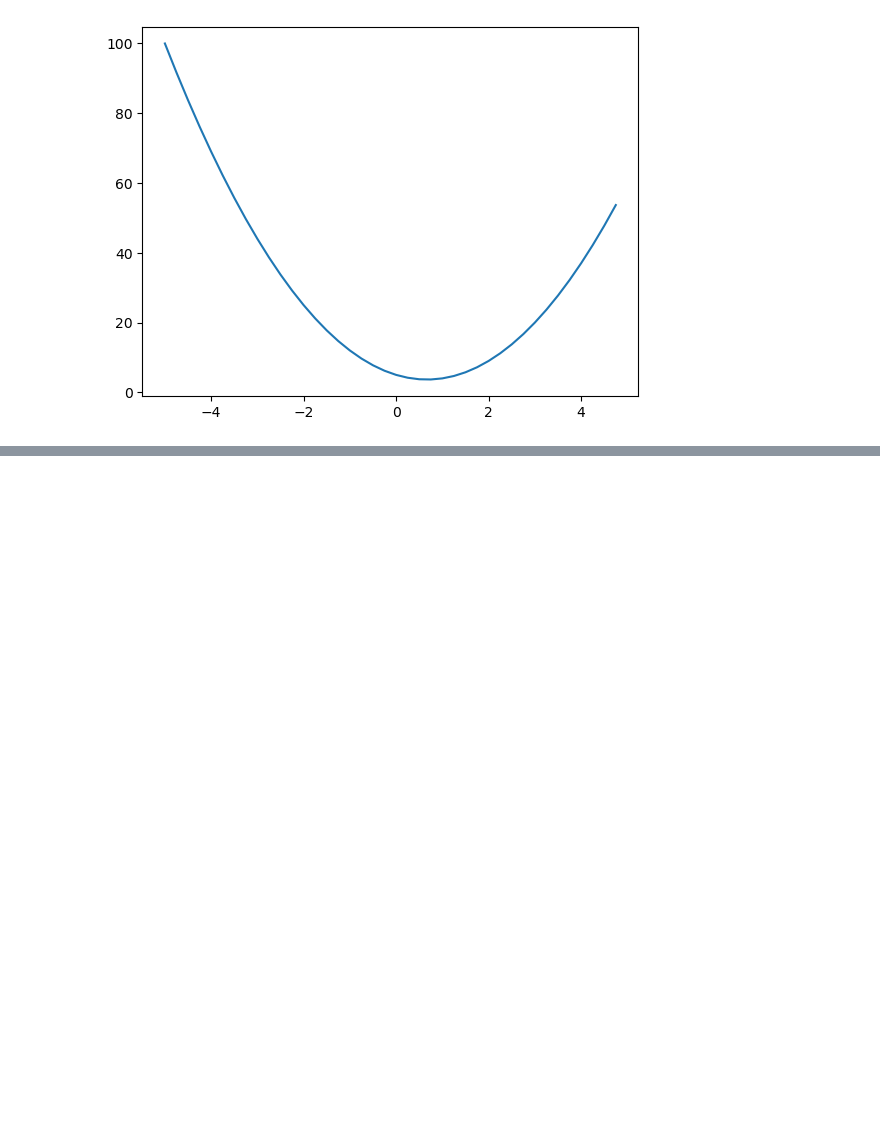
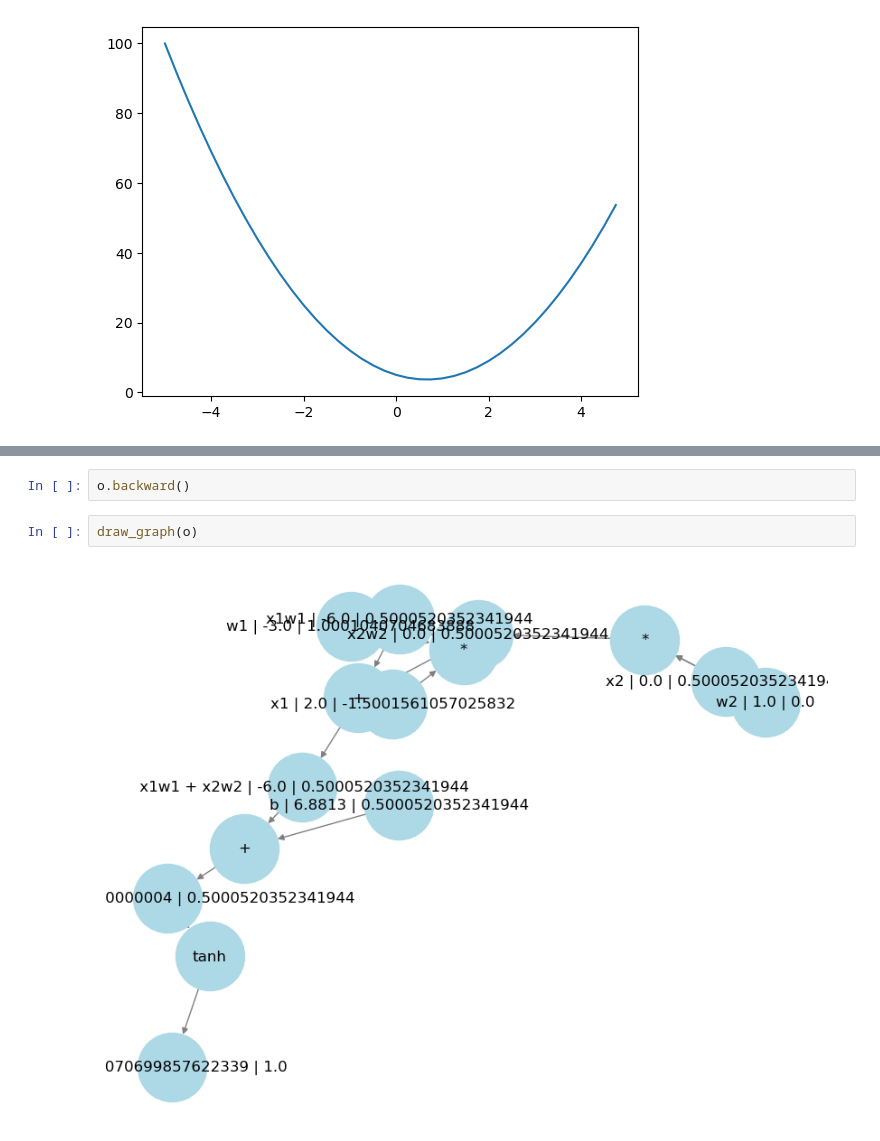
Before and after one commit to Manodeepray/neural_networks_repo, a Jupyter notebook: vanilla/micrograd_from_scratch.ipynb, the cells around one changed output, grey strips where cells are left out. Saved outputs shown, nothing was run; the diff lists cells and outputs as text; blank space fills up the shorter version.

```diff
--- a/vanilla/micrograd_from_scratch.ipynb
+++ b/vanilla/micrograd_from_scratch.ipynb
@@ -38,0 +241,6 @@ class Value:
+# %%
+o.backward()
+# %%
+draw_graph(o)
+# %% [output]
+[figure, added]
```
Also changed, not shown: parts of 10 cells of this notebook, 11 other files.
